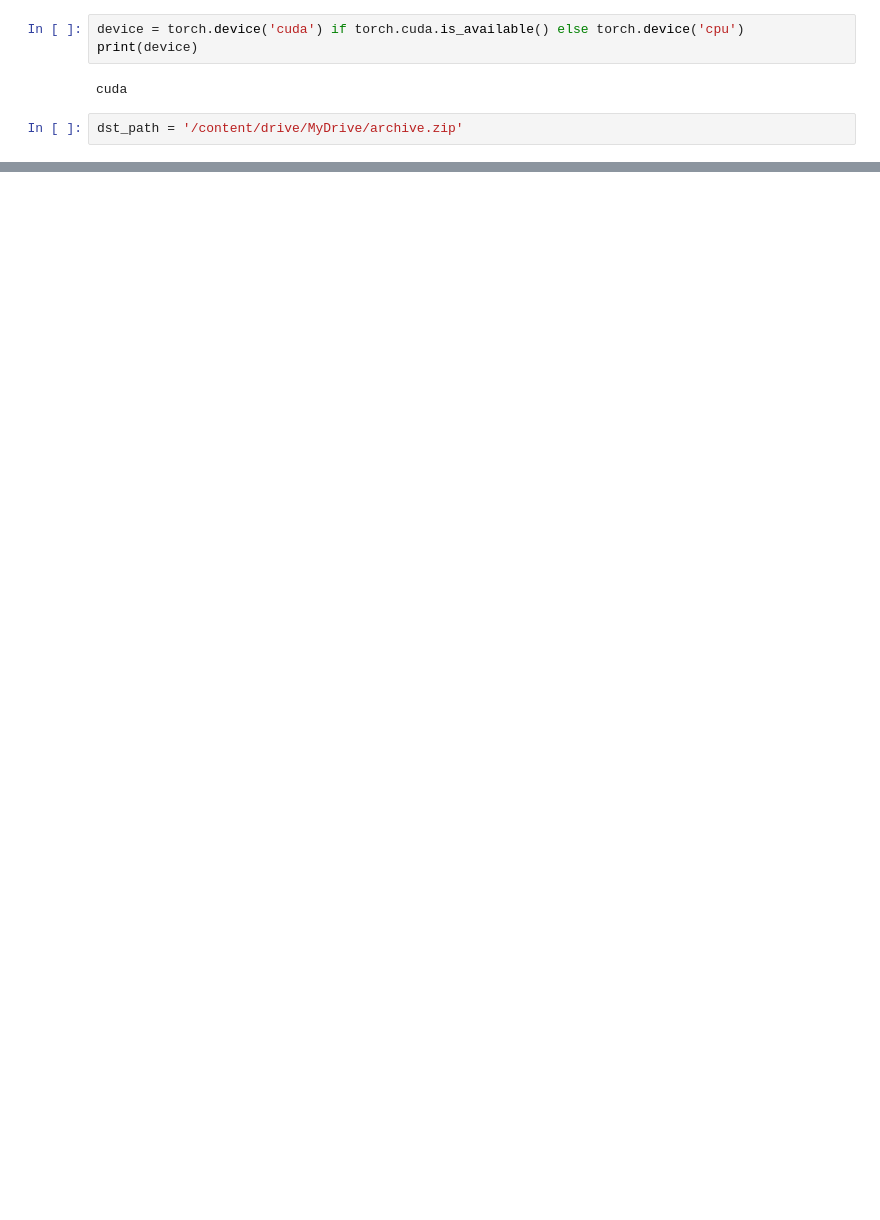
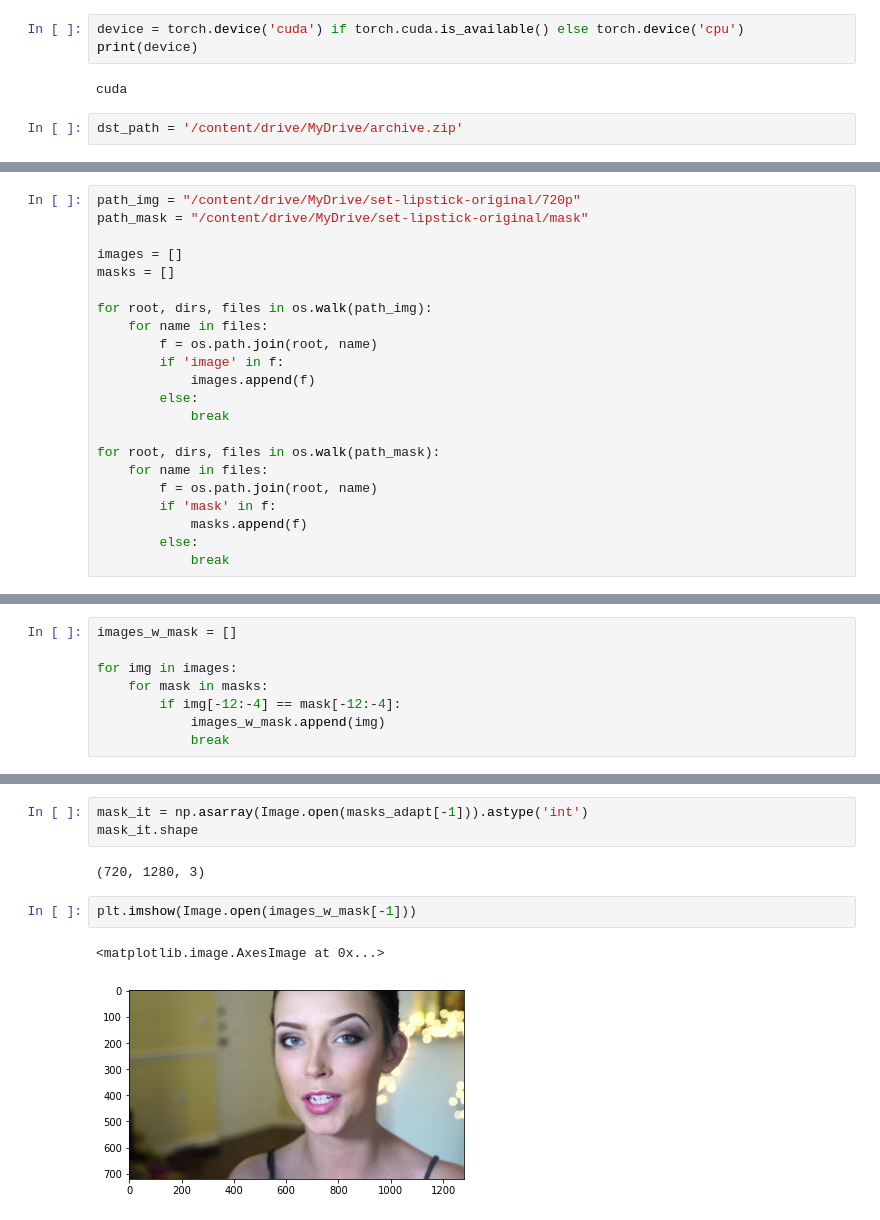
Before and after one commit to ViktorOtroschenko/Framework_PyTorch, a Jupyter notebook: Lesson3.ipynb, the cells around one changed output, grey strips where cells are left out. Cells and saved outputs as stored; diff of their text form; blank space fills up the shorter version.

```diff
--- a/Lesson3.ipynb
+++ b/Lesson3.ipynb
@@ -30,0 +79,22 @@ zipfile1.extractall('/content/drive/MyDrive/archive')
+# %%
+path_img = "/content/drive/MyDrive/set-lipstick-original/720p"
+path_mask = "/content/drive/MyDrive/set-lipstick-original/mask"
+
+images = []
+masks = []
+
+for root, dirs, files in os.walk(path_img):
+    for name in files:
+        f = os.path.join(root, name)
+        if 'image' in f:
+            images.append(f)
+        else:
+            break
+
+for root, dirs, files in os.walk(path_mask):
+    for name in files:
+        f = os.path.join(root, name)
+        if 'mask' in f:
+            masks.append(f)
+        else:
+            break
@@ -30,0 +115,8 @@ zipfile1.extractall('/content/drive/MyDrive/archive')
+# %%
+images_w_mask = []
+
+for img in images:
+    for mask in masks:
+        if img[-12:-4] == mask[-12:-4]:
+            images_w_mask.append(img)
+            break
@@ -30,0 +206,10 @@ zipfile1.extractall('/content/drive/MyDrive/archive')
+# %%
+mask_it = np.asarray(Image.open(masks_adapt[-1])).astype('int')
+mask_it.shape
+# %% [output]
+(720, 1280, 3)
+# %%
+plt.imshow(Image.open(images_w_mask[-1]))
+# %% [output]
+<matplotlib.image.AxesImage at 0x...>
+[figure, added]
```
Also changed, not shown: parts of 65 cells of this notebook.
